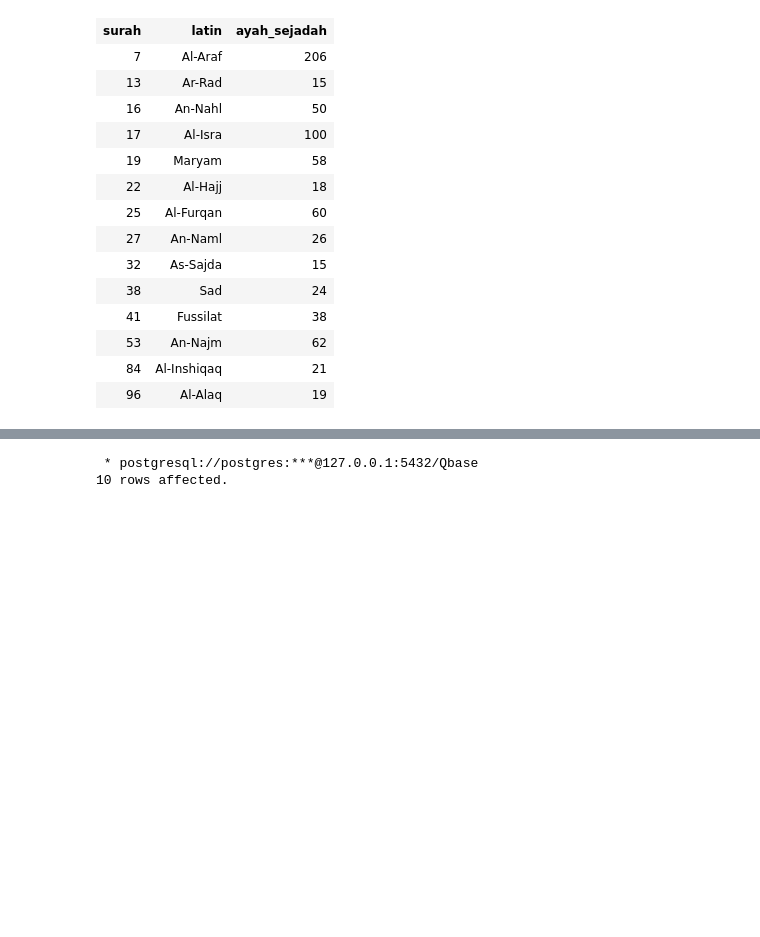
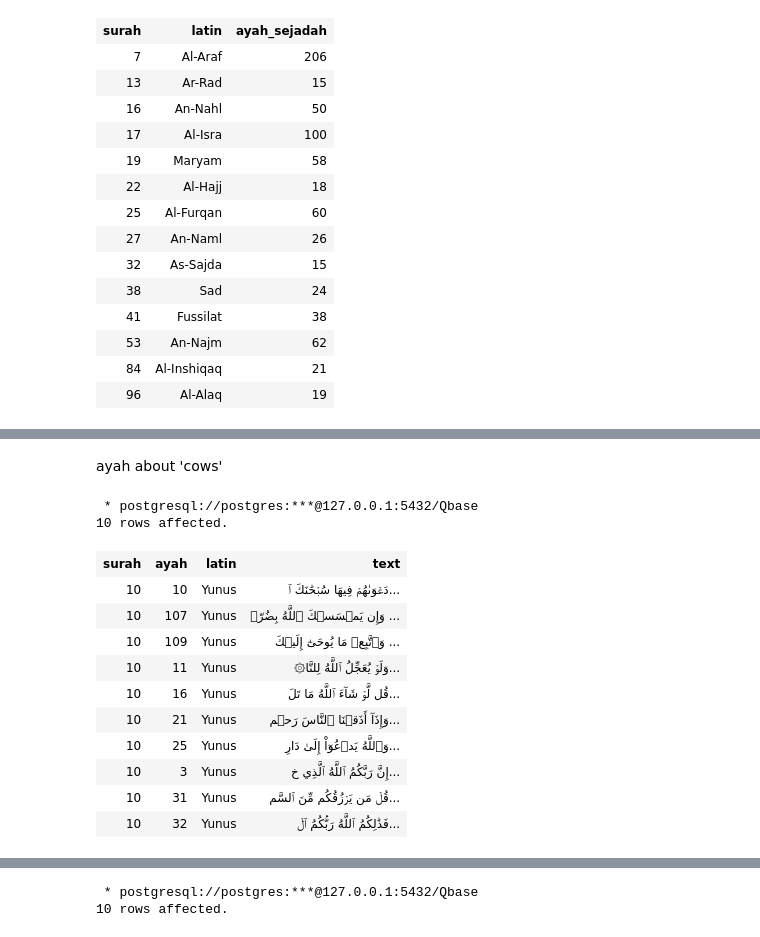
Before and after one commit to ArifYacop/quran-dataset, a Jupyter notebook: quran/query.ipynb, the cells around one changed output, grey strips where cells are left out. Drawn from its saved outputs; the diff is of its cells as text; code cells hidden in the pictures; blank space fills up the shorter version.

```diff
--- a/quran/query.ipynb
+++ b/quran/query.ipynb
@@ -201,0 +269,25 @@ WHERE quran_surah.sajda != '0'
+# %% [markdown]
+ayah about 'cows'
+# %%
+%%sql
+SELECT alquran.surah,alquran.ayah, quran_surah.latin, alquran.text
+FROM alquran
+JOIN quran_surah ON alquran.surah = quran_surah.surah
+WHERE alquran.text LIKE '%ٱللَّهُ%'
+GROUP BY  alquran.surah,alquran.ayah,quran_surah.latin,alquran.text
+ORDER BY alquran.surah asc
+limit 10
+# %% [output]
+ * postgresql://postgres:***@127.0.0.1:5432/Qbase
+10 rows affected.
+| surah | ayah | latin | text |
+| 10 | 10 | Yunus | دَعۡوَىٰهُمۡ فِيهَا سُبۡحَٰنَكَ ٱ... |
+| 10 | 107 | Yunus | وَإِن يَمۡسَسۡكَ ٱللَّهُ بِضُرّٖ ... |
+| 10 | 109 | Yunus | وَٱتَّبِعۡ مَا يُوحَىٰٓ إِلَيۡكَ ... |
+| 10 | 11 | Yunus | ۞وَلَوۡ يُعَجِّلُ ٱللَّهُ لِلنَّا... |
+| 10 | 16 | Yunus | قُل لَّوۡ شَآءَ ٱللَّهُ مَا تَلَ... |
+| 10 | 21 | Yunus | وَإِذَآ أَذَقۡنَا ٱلنَّاسَ رَحۡم... |
+| 10 | 25 | Yunus | وَٱللَّهُ يَدۡعُوٓاْ إِلَىٰ دَارِ... |
+| 10 | 3 | Yunus | إِنَّ رَبَّكُمُ ٱللَّهُ ٱلَّذِي خ... |
+| 10 | 31 | Yunus | قُلۡ مَن يَرۡزُقُكُم مِّنَ ٱلسَّم... |
+| 10 | 32 | Yunus | فَذَٰلِكُمُ ٱللَّهُ رَبُّكُمُ ٱلۡ... |
```
Also changed, not shown: parts of 15 cells of this notebook.
